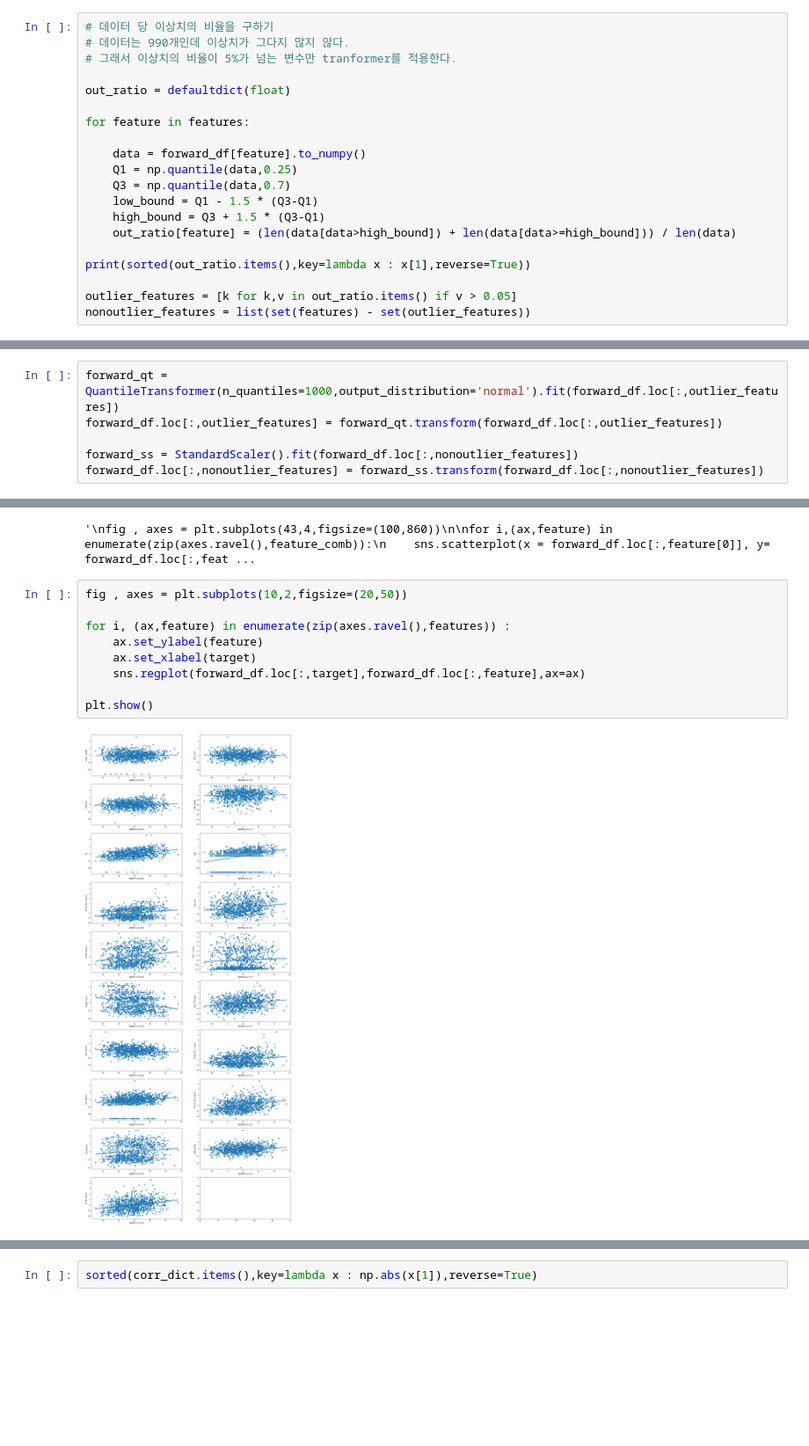
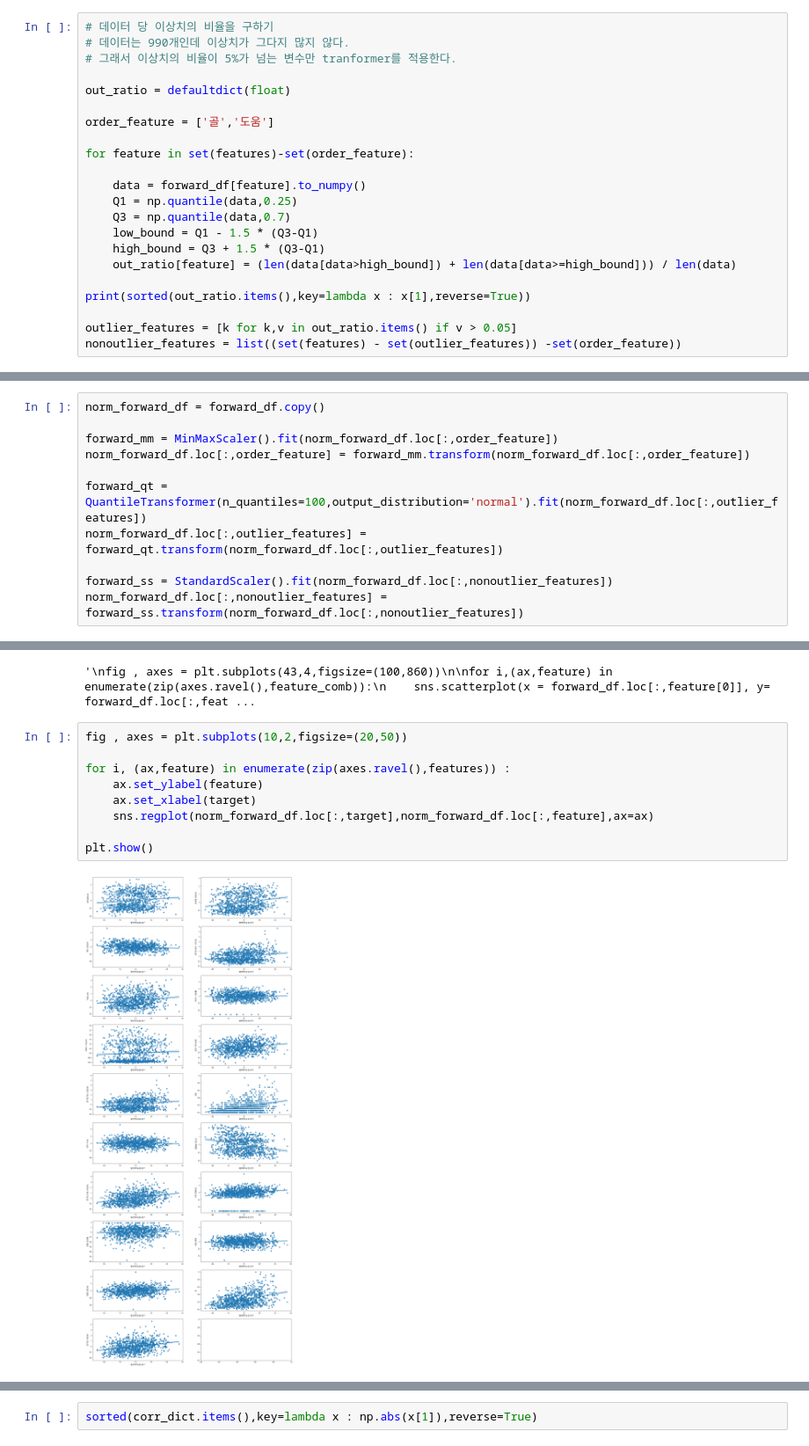
Before and after one commit to YongJaeJung/FM_DA_Project, a Jupyter notebook: 03.표준획득승점 선형회귀-tensorflow-공격수.ipynb, the cells around one changed output, grey strips where cells are left out. Shown at 88% size. Cells and saved outputs as stored; diff of their text form; blank space fills up the shorter version.

```diff
--- a/03.표준획득승점 선형회귀-tensorflow-공격수.ipynb
+++ b/03.표준획득승점 선형회귀-tensorflow-공격수.ipynb
@@ -82,7 +82,9 @@ plt.show()
 
 out_ratio = defaultdict(float)
 
-for feature in features:
+order_feature = ['골','도움']
+
+for feature in set(features)-set(order_feature):
 
     data = forward_df[feature].to_numpy()
     Q1 = np.quantile(data,0.25)
@@ -94,5 +96,5 @@ for feature in features:
 print(sorted(out_ratio.items(),key=lambda x : x[1],reverse=True))
 
 outlier_features = [k for k,v in out_ratio.items() if v > 0.05]
-nonoutlier_features = list(set(features) - set(outlier_features))
+nonoutlier_features = list((set(features) - set(outlier_features)) -set(order_feature))
 # %% [output]
@@ -229,8 +231,13 @@ this_vif
 # %% [markdown]
 ### 변수 정규화
 # %%
-forward_qt = QuantileTransformer(n_quantiles=1000,output_distribution='normal').fit(forward_df.loc[:,outlier_features])
-forward_df.loc[:,outlier_features] = forward_qt.transform(forward_df.loc[:,outlier_features])
+norm_forward_df = forward_df.copy()
 
-forward_ss = StandardScaler().fit(forward_df.loc[:,nonoutlier_features])
-forward_df.loc[:,nonoutlier_features] = forward_ss.transform(forward_df.loc[:,nonoutlier_features])
+forward_mm = MinMaxScaler().fit(norm_forward_df.loc[:,order_feature])
+norm_forward_df.loc[:,order_feature] = forward_mm.transform(norm_forward_df.loc[:,order_feature])
+
+forward_qt = QuantileTransformer(n_quantiles=100,output_distribution='normal').fit(norm_forward_df.loc[:,outlier_features])
+norm_forward_df.loc[:,outlier_features] = forward_qt.transform(norm_forward_df.loc[:,outlier_features])
+
+forward_ss = StandardScaler().fit(norm_forward_df.loc[:,nonoutlier_features])
+norm_forward_df.loc[:,nonoutlier_features] = forward_ss.transform(norm_forward_df.loc[:,nonoutlier_features])
@@ -274,14 +284,14 @@ for i,(ax,feature) in enumerate(zip(axes.ravel(),feature_comb)):
 # %%
 fig , axes = plt.subplots(10,2,figsize=(20,50))
 
 for i, (ax,feature) in enumerate(zip(axes.ravel(),features)) :
     ax.set_ylabel(feature)
     ax.set_xlabel(target)
-    sns.regplot(forward_df.loc[:,target],forward_df.loc[:,feature],ax=ax)
+    sns.regplot(norm_forward_df.loc[:,target],norm_forward_df.loc[:,feature],ax=ax)
 
 plt.show()
 # %% [output]
-[figure, old version]
+[figure, new version]
 # %%
 corr_dict_after_norm = {}
 
```
Also changed, not shown: parts of 18 cells of this notebook, 9 other files.
